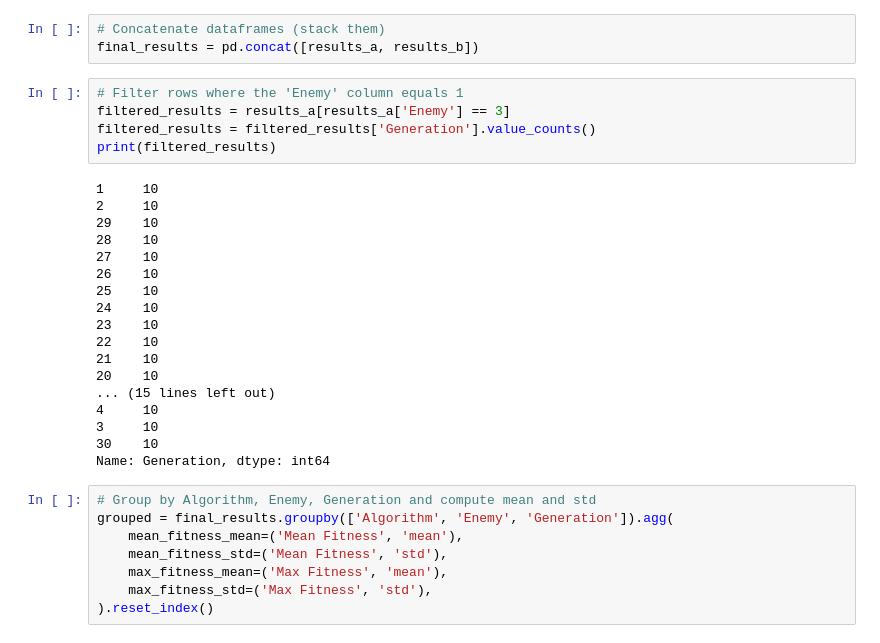
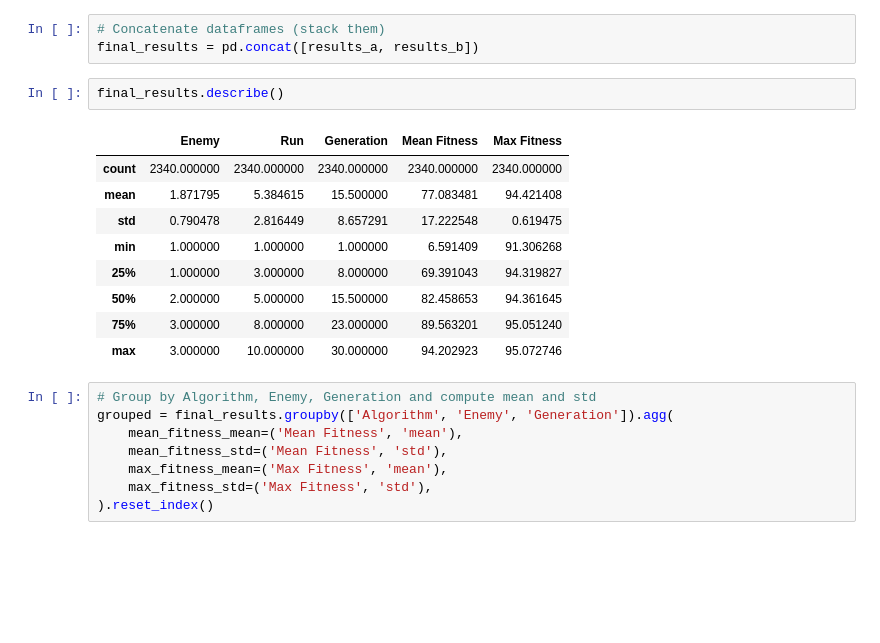
Before and after one commit to koenweverink/EvoMan36, a Jupyter notebook: plotgraph.ipynb, the cells around one changed output. Saved outputs shown, nothing was run; the diff lists cells and outputs as text; blank space fills up the shorter version.

```diff
--- a/plotgraph.ipynb
+++ b/plotgraph.ipynb
@@ -28,29 +28,18 @@ results_b = pd.read_csv('results_b.csv')
 # %%
 # Concatenate dataframes (stack them)
 final_results = pd.concat([results_a, results_b])
-# %%
-# Filter rows where the 'Enemy' column equals 1
-filtered_results = results_a[results_a['Enemy'] == 3]
-filtered_results = filtered_results['Generation'].value_counts()
-print(filtered_results)
-# %% [output]
-1     10
-2     10
-29    10
-28    10
-27    10
-26    10
-25    10
-24    10
-23    10
-22    10
-21    10
-20    10
-... (15 lines left out)
-4     10
-3     10
-30    10
-Name: Generation, dtype: int64
+# %%
+final_results.describe()
+# %% [output]
+|  | Enemy | Run | Generation | Mean Fitness | Max Fitness |
+| count | 2340.000000 | 2340.000000 | 2340.000000 | 2340.000000 | 2340.000000 |
+| mean | 1.871795 | 5.384615 | 15.500000 | 77.083481 | 94.421408 |
+| std | 0.790478 | 2.816449 | 8.657291 | 17.222548 | 0.619475 |
+| min | 1.000000 | 1.000000 | 1.000000 | 6.591409 | 91.306268 |
+| 25% | 1.000000 | 3.000000 | 8.000000 | 69.391043 | 94.319827 |
+| 50% | 2.000000 | 5.000000 | 15.500000 | 82.458653 | 94.361645 |
+| 75% | 3.000000 | 8.000000 | 23.000000 | 89.563201 | 95.051240 |
+| max | 3.000000 | 10.000000 | 30.000000 | 94.202923 | 95.072746 |
 # %%
 # Group by Algorithm, Enemy, Generation and compute mean and std
 grouped = final_results.groupby(['Algorithm', 'Enemy', 'Generation']).agg(
```
Also changed, not shown: parts of 9 cells of this notebook, 8 other files.
